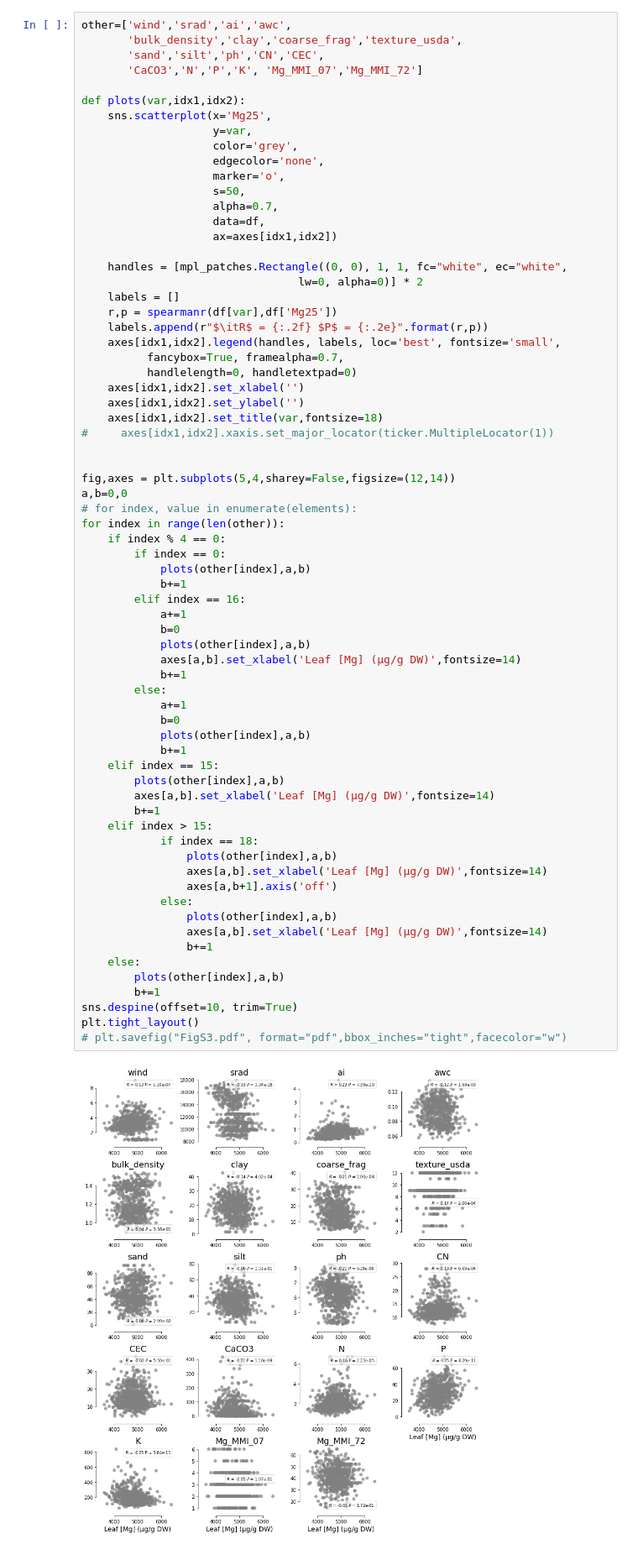
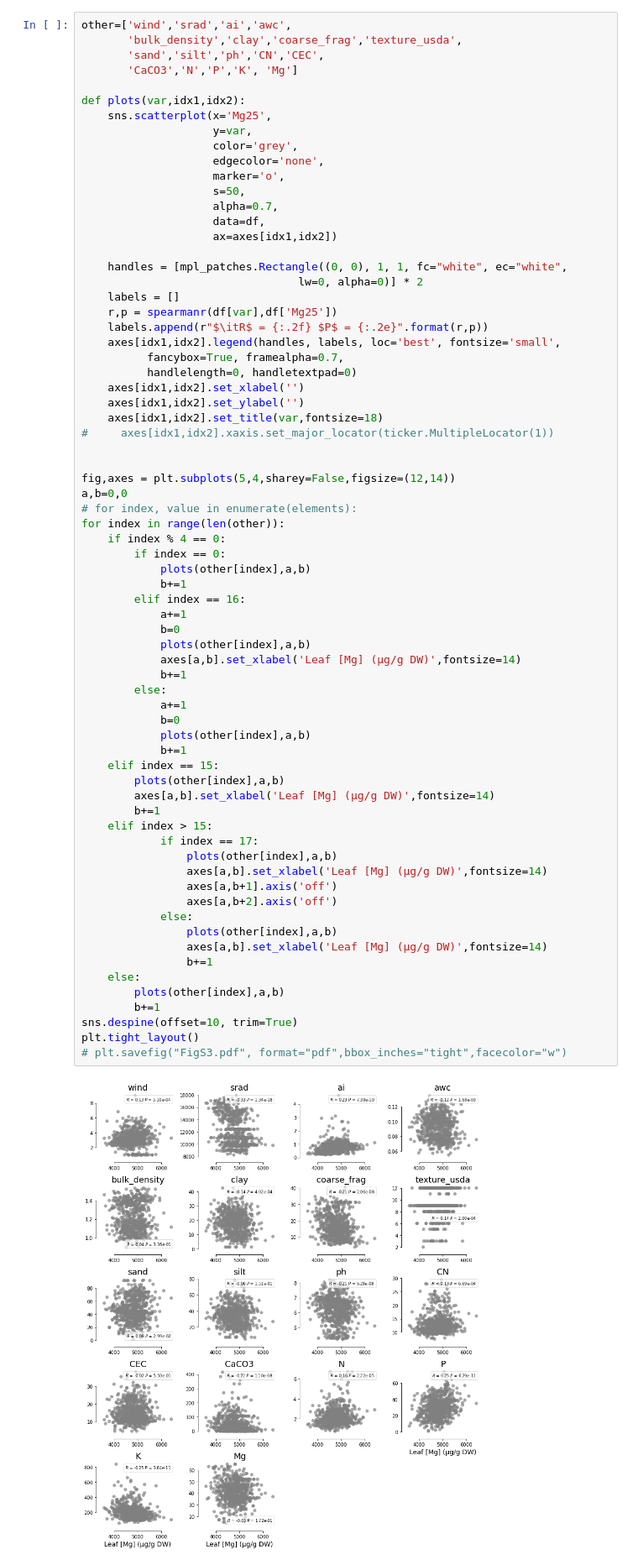
Before and after one commit to HancockLab/Leaf-Mg, a Jupyter notebook: Supplementary/FigS3/FigS3.ipynb, the cells around one changed output. Shown: that part at 84% size. Cells and saved outputs as stored; diff of their text form.

```diff
--- a/Supplementary/FigS3/FigS3.ipynb
+++ b/Supplementary/FigS3/FigS3.ipynb
@@ -22,7 +22,7 @@ df.head()
 other=['wind','srad','ai','awc',
        'bulk_density','clay','coarse_frag','texture_usda',
        'sand','silt','ph','CN','CEC',
-       'CaCO3','N','P','K', 'Mg_MMI_07','Mg_MMI_72']
+       'CaCO3','N','P','K', 'Mg']
 
 def plots(var,idx1,idx2):
     sns.scatterplot(x='Mg25',
@@ -60,32 +60,33 @@ for index in range(len(other)):
         elif index == 16:
             a+=1
             b=0
             plots(other[index],a,b)
             axes[a,b].set_xlabel('Leaf [Mg] (µg/g DW)',fontsize=14)
             b+=1
         else:
             a+=1
             b=0
             plots(other[index],a,b)
             b+=1
     elif index == 15:
         plots(other[index],a,b)
         axes[a,b].set_xlabel('Leaf [Mg] (µg/g DW)',fontsize=14)
         b+=1
     elif index > 15:
-            if index == 18:
+            if index == 17:
                 plots(other[index],a,b)
                 axes[a,b].set_xlabel('Leaf [Mg] (µg/g DW)',fontsize=14)
                 axes[a,b+1].axis('off')
+                axes[a,b+2].axis('off')
             else:
                 plots(other[index],a,b)
                 axes[a,b].set_xlabel('Leaf [Mg] (µg/g DW)',fontsize=14)
                 b+=1
     else:
         plots(other[index],a,b)
         b+=1
 sns.despine(offset=10, trim=True)
 plt.tight_layout()
 # plt.savefig("FigS3.pdf", format="pdf",bbox_inches="tight",facecolor="w")
 # %% [output]
-[figure, old version]
+[figure, new version]
```
Also changed, not shown: parts of 1 cell of this notebook, 3 other files.
